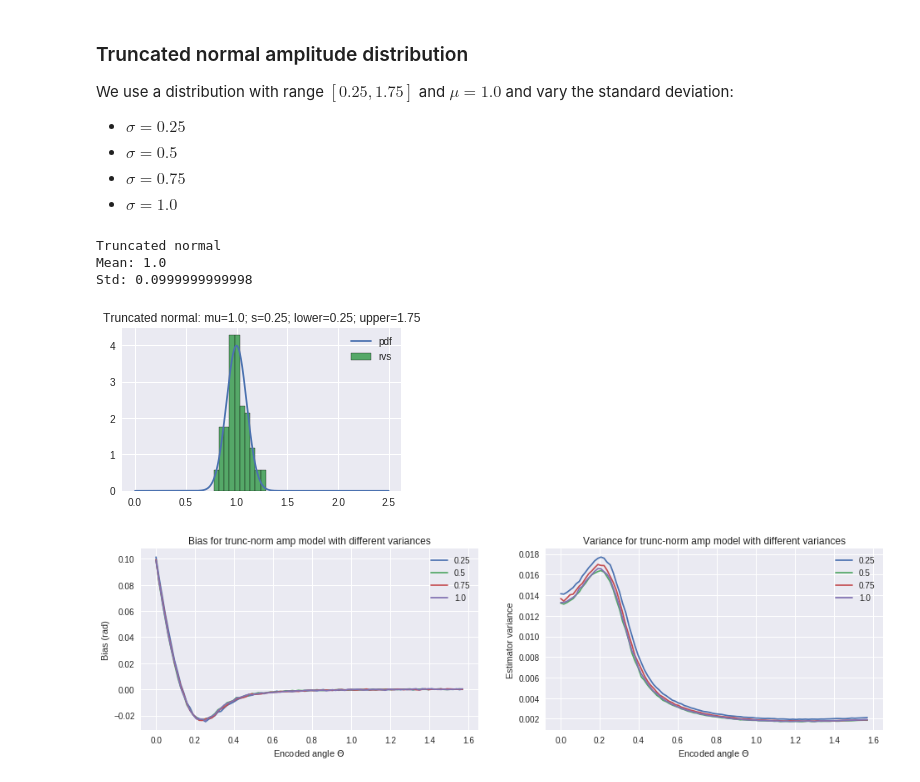
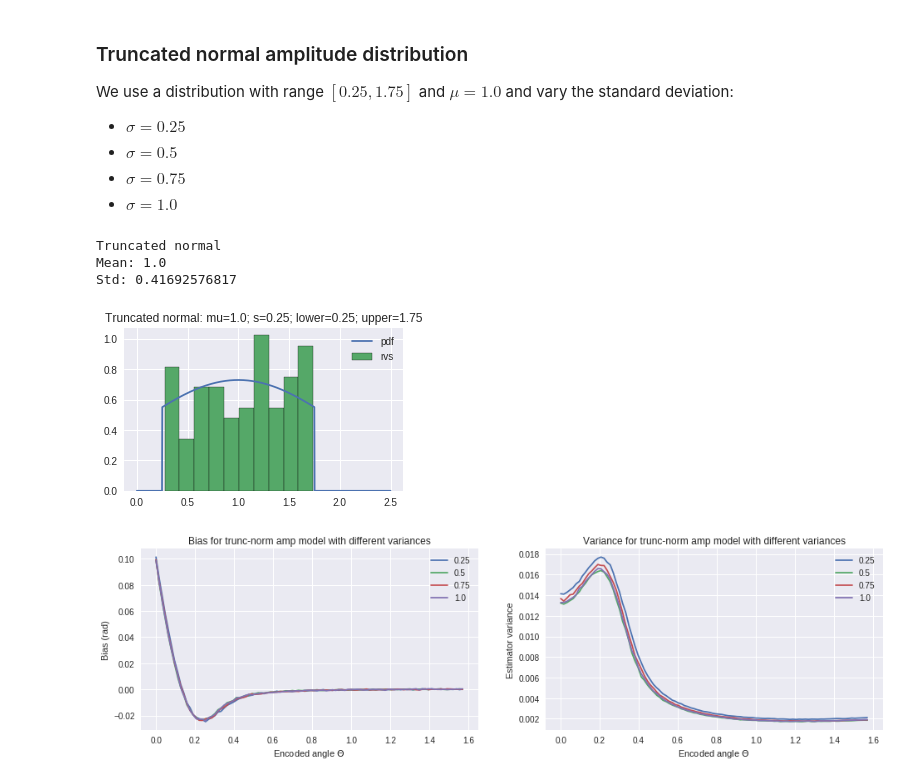
Before and after one commit to dtailor17/neural-population-codes, a Jupyter notebook: heterogeneity_amplitude.ipynb, the cells around one changed output. Cells and saved outputs as stored; diff of their text form; code cells hidden in the pictures.

```diff
--- a/heterogeneity_amplitude.ipynb
+++ b/heterogeneity_amplitude.ipynb
@@ -395,35 +395,35 @@ We use a distribution with range $[0.25, 1.75]$ and $\mu = 1.0$ and vary the sta
 * $\sigma = 0.75$
 * $\sigma = 1.0$
 # %%
-sigma = 0.10
+sigma = 1.0
 
 x_range = np.linspace(0, 2.5, 1000)
 
 lower, upper = 0.25, 1.75
 mu = 1.0
 a = (lower - mu) / sigma
 b = (upper - mu) / sigma
 X = stats.truncnorm(a, b, loc=mu, scale=sigma)
 
 plt.rcParams['figure.figsize'] = (5, 3)
 
 plt.plot(x_range, X.pdf(x_range), label='pdf')
 plt.hist(X.rvs(100), normed=True, edgecolor='black', label='rvs')
 
 plt.title('Truncated normal: mu=1.0; s=0.25; lower=0.25; upper=1.75')
 plt.legend()
 
 print 'Truncated normal'
 print 'Mean:', X.mean()
 print 'Std:', X.std()
 print '\n',
 
 plt.rcParams['figure.figsize'] = (10, 5)
 # %% [output]
 Truncated normal
 Mean: 1.0
-Std: 0.0999999999998
+Std: 0.41692576817
-[figure, old version]
+[figure, new version]
 # %%
 def get_amplitudes_trunc_norm(n_neurons, sigma):
     lower, upper = 0.25, 1.75
```
Also changed, not shown: parts of 8 cells of this notebook, 3 other files.
